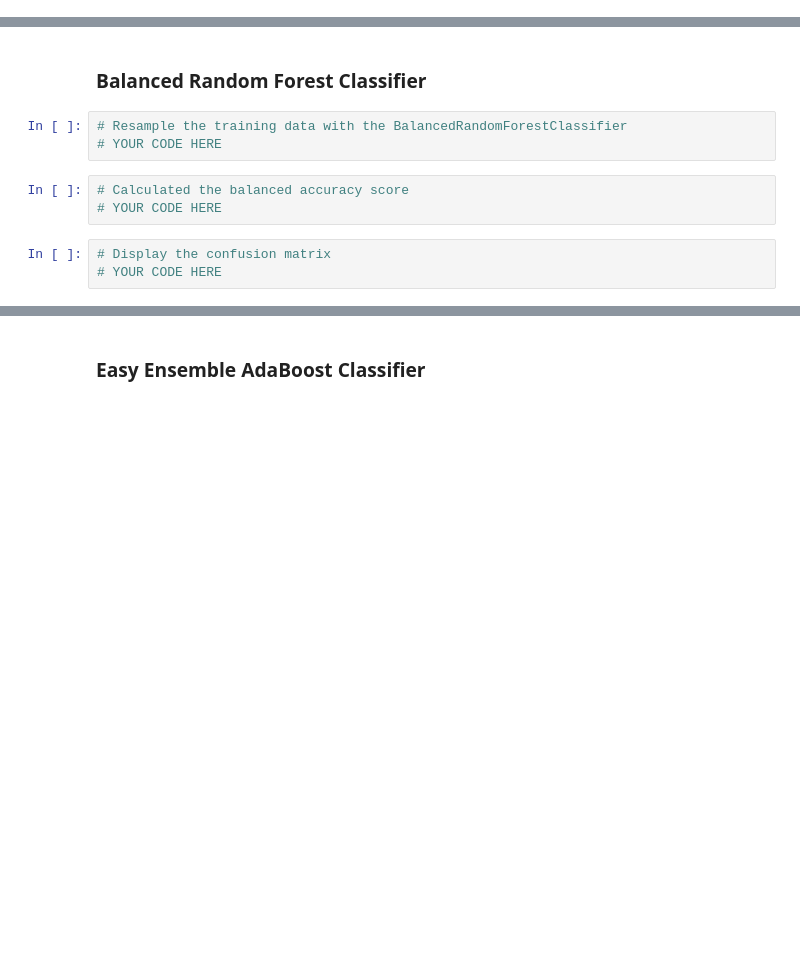
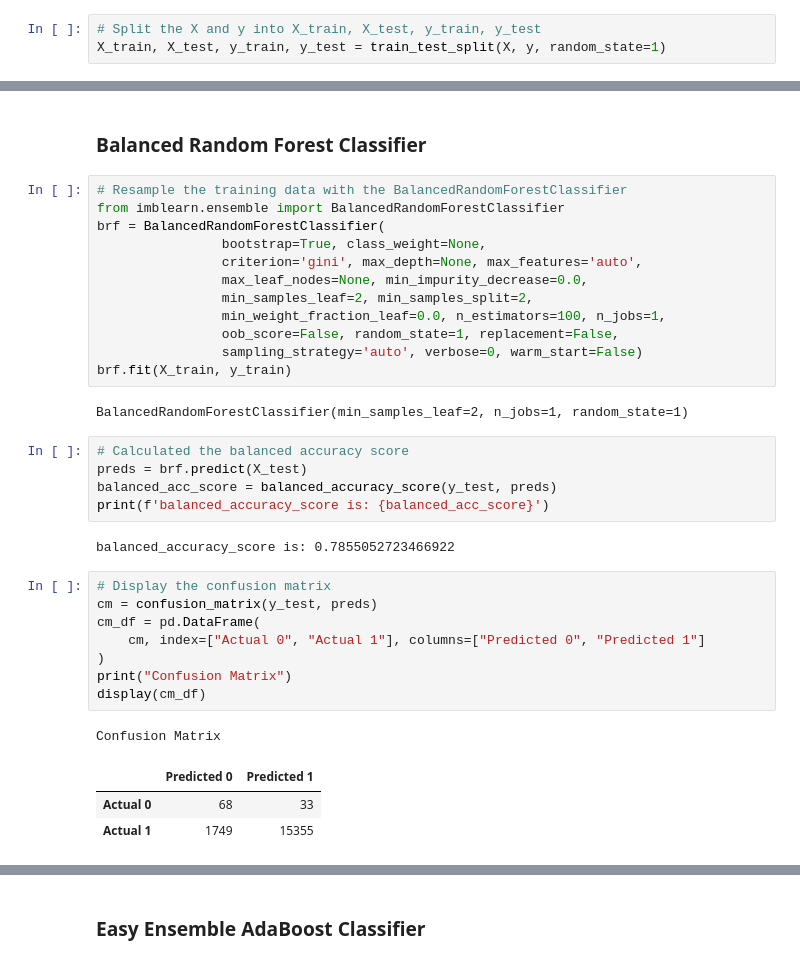
Before and after one commit to Solrys/Credit_Risk_Analysis, a Jupyter notebook: credit_risk_ensemble.ipynb, the cells around one changed output, grey strips where cells are left out. Drawn from its saved outputs; the diff is of its cells as text; blank space fills up the shorter version.

```diff
--- a/credit_risk_ensemble.ipynb
+++ b/credit_risk_ensemble.ipynb
@@ -99,3 +126,6 @@ from sklearn.model_selection import train_test_split
+# %%
+# Split the X and y into X_train, X_test, y_train, y_test
+X_train, X_test, y_train, y_test = train_test_split(X, y, random_state=1)
 # %% [markdown]
 # Ensemble Learners
 
@@ -110,14 +140,39 @@ In this section, you will compare two ensemble algorithms to determine which alg
 Note: Use a random state of 1 for each algorithm to ensure consistency between tests
 # %% [markdown]
 ### Balanced Random Forest Classifier
-# %%
-# Resample the training data with the BalancedRandomForestClassifier
-# YOUR CODE HERE
-# %%
-# Calculated the balanced accuracy score
-# YOUR CODE HERE
-# %%
-# Display the confusion matrix
-# YOUR CODE HERE
+# %%
+# Resample the training data with the BalancedRandomForestClassifier
+from imblearn.ensemble import BalancedRandomForestClassifier
+brf = BalancedRandomForestClassifier(
+                bootstrap=True, class_weight=None,
+                criterion='gini', max_depth=None, max_features='auto',
+                max_leaf_nodes=None, min_impurity_decrease=0.0,
+                min_samples_leaf=2, min_samples_split=2,
+                min_weight_fraction_leaf=0.0, n_estimators=100, n_jobs=1,
+                oob_score=False, random_state=1, replacement=False,
+                sampling_strategy='auto', verbose=0, warm_start=False)
+brf.fit(X_train, y_train)
+# %% [output]
+BalancedRandomForestClassifier(min_samples_leaf=2, n_jobs=1, random_state=1)
+# %%
+# Calculated the balanced accuracy score
+preds = brf.predict(X_test)
+balanced_acc_score = balanced_accuracy_score(y_test, preds)
+print(f'balanced_accuracy_score is: {balanced_acc_score}')
+# %% [output]
+balanced_accuracy_score is: 0.7855052723466922
+# %%
+# Display the confusion matrix
+cm = confusion_matrix(y_test, preds)
+cm_df = pd.DataFrame(
+    cm, index=["Actual 0", "Actual 1"], columns=["Predicted 0", "Predicted 1"]
+)
+print("Confusion Matrix")
+display(cm_df)
+# %% [output]
+Confusion Matrix
+|  | Predicted 0 | Predicted 1 |
+| Actual 0 | 68 | 33 |
+| Actual 1 | 1749 | 15355 |
 # %%
 # Print the imbalanced classification report
```
Also changed, not shown: parts of 16 cells of this notebook.
